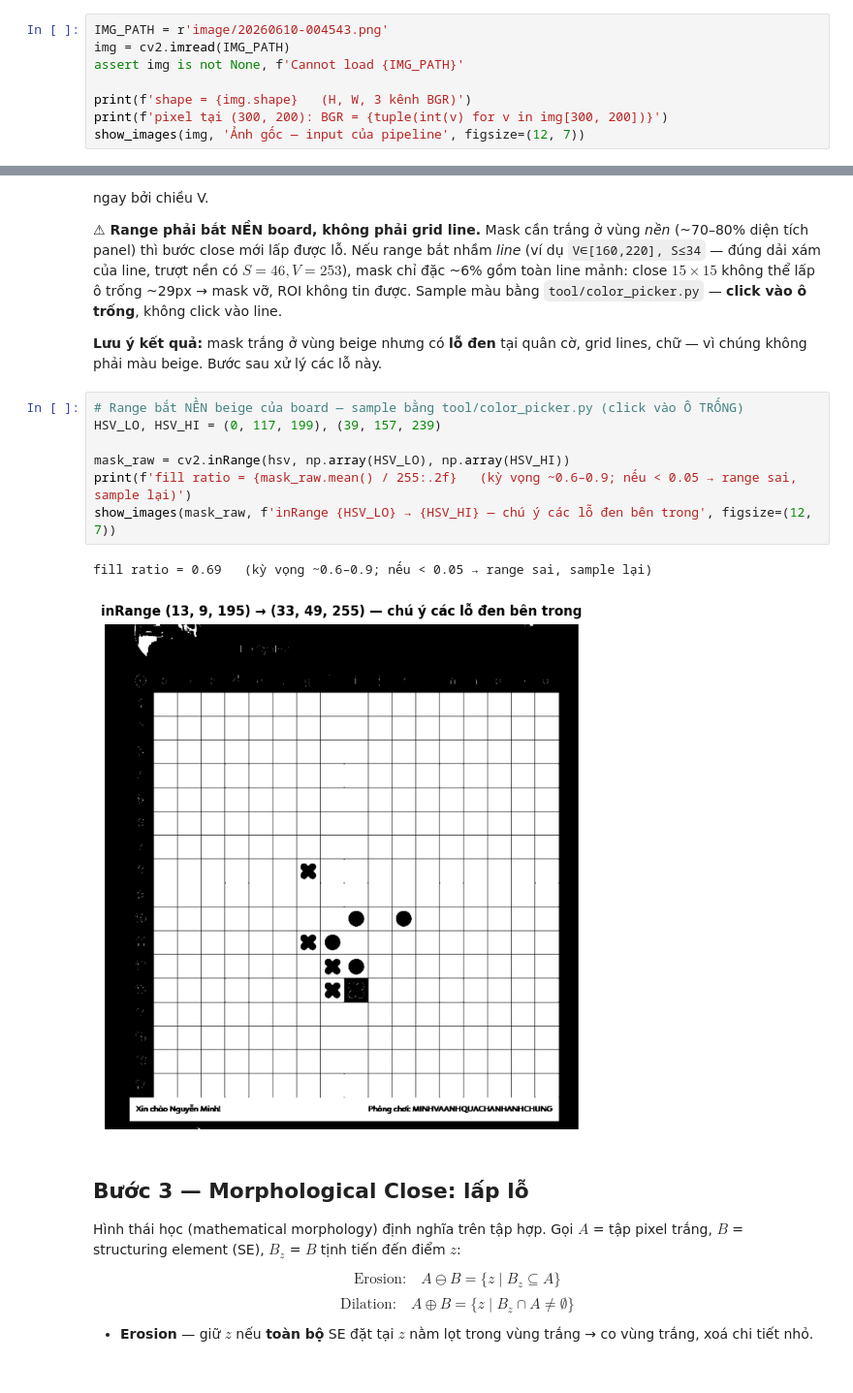
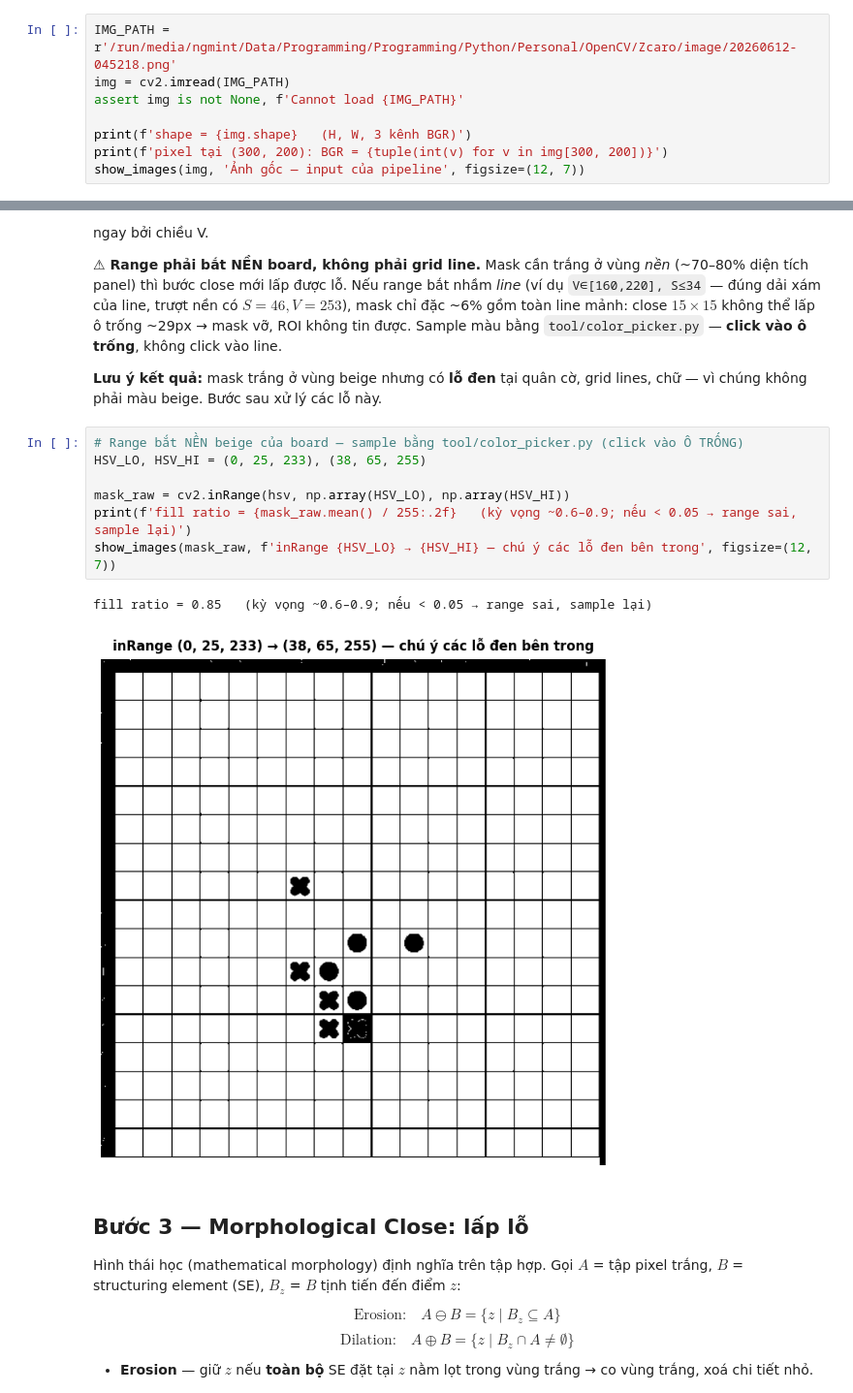
Before and after one commit to nguyencongminh090/caro-board-detector, a Jupyter notebook: notebooks/test5.ipynb, the cells around one changed output, grey strips where cells are left out. Shown at 97% size. Cells and saved outputs as stored; diff of their text form; blank space fills up the shorter version.

```diff
--- a/notebooks/test5.ipynb
+++ b/notebooks/test5.ipynb
@@ -58,7 +58,7 @@ $f: \mathbb{Z}^2 \to [0,255]^3$. Mọi phép xử lý ảnh đều là **toán t
 
 OpenCV lưu ảnh màu theo thứ tự **BGR** (không phải RGB) — lý do lịch sử từ định dạng Windows bitmap.
 # %%
-IMG_PATH = r'image/20260610-004543.png'
+IMG_PATH = r'/run/media/ngmint/Data/Programming/Programming/Python/Personal/OpenCV/Zcaro/image/20260612-045218.png'
 img = cv2.imread(IMG_PATH)
 assert img is not None, f'Cannot load {IMG_PATH}'
 
@@ -123,14 +123,14 @@ mask chỉ đặc ~6% gồm toàn line mảnh: close $15\times15$ không thể l
 vì chúng không phải màu beige. Bước sau xử lý các lỗ này.
 # %%
 # Range bắt NỀN beige của board — sample bằng tool/color_picker.py (click vào Ô TRỐNG)
-HSV_LO, HSV_HI = (0, 117, 199), (39, 157, 239)
+HSV_LO, HSV_HI = (0, 25, 233), (38, 65, 255)
 
 mask_raw = cv2.inRange(hsv, np.array(HSV_LO), np.array(HSV_HI))
 print(f'fill ratio = {mask_raw.mean() / 255:.2f}   (kỳ vọng ~0.6–0.9; nếu < 0.05 → range sai, sample lại)')
 show_images(mask_raw, f'inRange {HSV_LO} → {HSV_HI} — chú ý các lỗ đen bên trong', figsize=(12, 7))
 # %% [output]
-fill ratio = 0.69   (kỳ vọng ~0.6–0.9; nếu < 0.05 → range sai, sample lại)
+fill ratio = 0.85   (kỳ vọng ~0.6–0.9; nếu < 0.05 → range sai, sample lại)
-[figure, old version]
+[figure, new version]
 # %% [markdown]
 ## Bước 3 — Morphological Close: lấp lỗ
 
```
Also changed, not shown: parts of 8 cells of this notebook, 10 other files.
